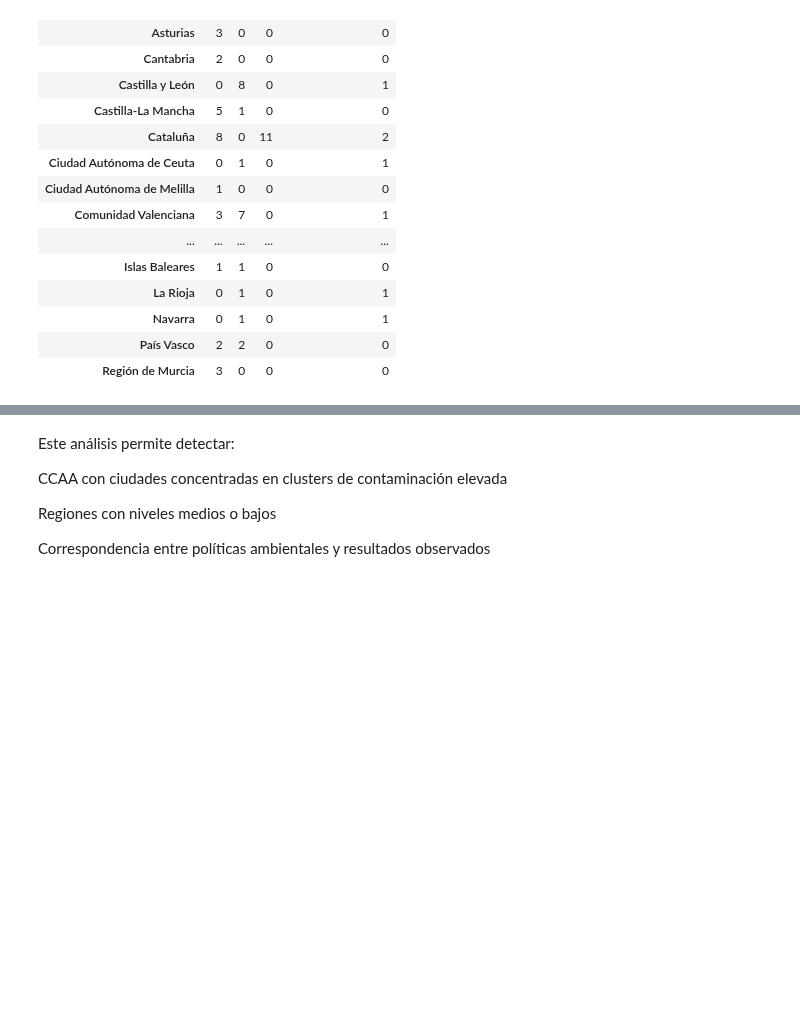
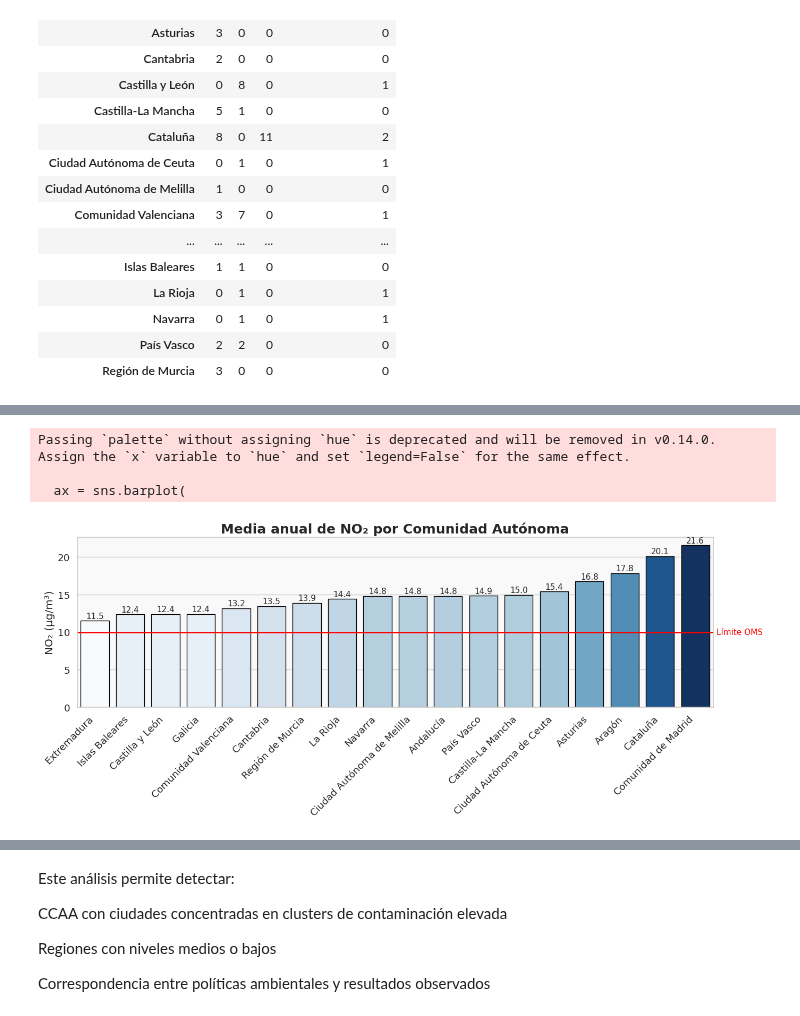
Before and after one commit to angulorojasmariaclaudia-coder/TRABAJO-FINAL-TECNICAS-DE-CIENCIAS-DE-DATOS, a Jupyter notebook: Informe_Final.ipynb, the cells around one changed output, grey strips where cells are left out. Cells and saved outputs as stored; diff of their text form; code cells hidden in the pictures; blank space fills up the shorter version.

```diff
--- a/Informe_Final.ipynb
+++ b/Informe_Final.ipynb
@@ -828,0 +793,76 @@ ValueError:
+# %%
+import seaborn as sns
+import matplotlib.pyplot as plt
+
+sns.set_theme(
+    style="whitegrid",
+    font_scale=1.2,
+    rc={
+        "axes.facecolor": "#f9f9f9",
+        "figure.facecolor": "white"
+    }
+)
+# %%
+import matplotlib.pyplot as plt
+import seaborn as sns
+import numpy as np
+
+# -----------------------------
+# 1. Calcular media NO2 por CCAA
+# -----------------------------
+cols_no2 = [c for c in df_final.columns if "NO2_" in c]
+df_final["NO2_ciudad"] = df_final[cols_no2].mean(axis=1)
+
+no2_ccaa = (
+    df_final.groupby("CCAA")["NO2_ciudad"]
+    .mean()
+    .sort_values()
+    .reset_index()
+)
+
+# -----------------------------
+# 2. Crear paleta continua en azul según el valor
+# -----------------------------
+# Normalizamos valores para mapearlos a 0–1
+norm = (no2_ccaa["NO2_ciudad"] - no2_ccaa["NO2_ciudad"].min()) / \
+       (no2_ccaa["NO2_ciudad"].max() - no2_ccaa["NO2_ciudad"].min())
+
+# Colormap azul elegante
+cmap = sns.color_palette("Blues", as_cmap=True)
+
+# Color individual para cada barra basado en el valor
+colors = [cmap(v) for v in norm]
+
+# -----------------------------
+# 3. Gráfico con Seaborn
+# -----------------------------
+plt.figure(figsize=(14,6))
+
+ax = sns.barplot(
+    data=no2_ccaa,
+    x="CCAA",
+    y="NO2_ciudad",
+    palette=colors,        # <<--- AQUÍ SE APLICA LA INTENSIDAD
+    edgecolor="black"
+)
+
+# Línea OMS (10 µg/m³)
+plt.axhline(10, color="red", linestyle="-", linewidth=2)
+plt.text(len(no2_ccaa) -0.4, 9.7,"Límite OMS",
+         color="red",fontsize=11,ha="left")
+
+# Etiquetas encima de cada barra
+for i, v in enumerate(no2_ccaa["NO2_ciudad"]):
+    ax.text(i, v + 0.3, f"{v:.1f}", ha='center', fontsize=11)
+
+plt.title("Media anual de NO₂ por Comunidad Autónoma", fontsize=18, weight="bold")
+plt.xlabel("")
+plt.ylabel("NO₂ (µg/m³)")
+plt.xticks(rotation=45, ha="right")
+plt.tight_layout()
+plt.show()
+# %% [output]
+Passing `palette` without assigning `hue` is deprecated and will be removed in v0.14.0. Assign the `x` variable to `hue` and set `legend=False` for the same effect.
+
+  ax = sns.barplot(
+[figure, added]
```
Also changed, not shown: parts of 15 cells of this notebook.
